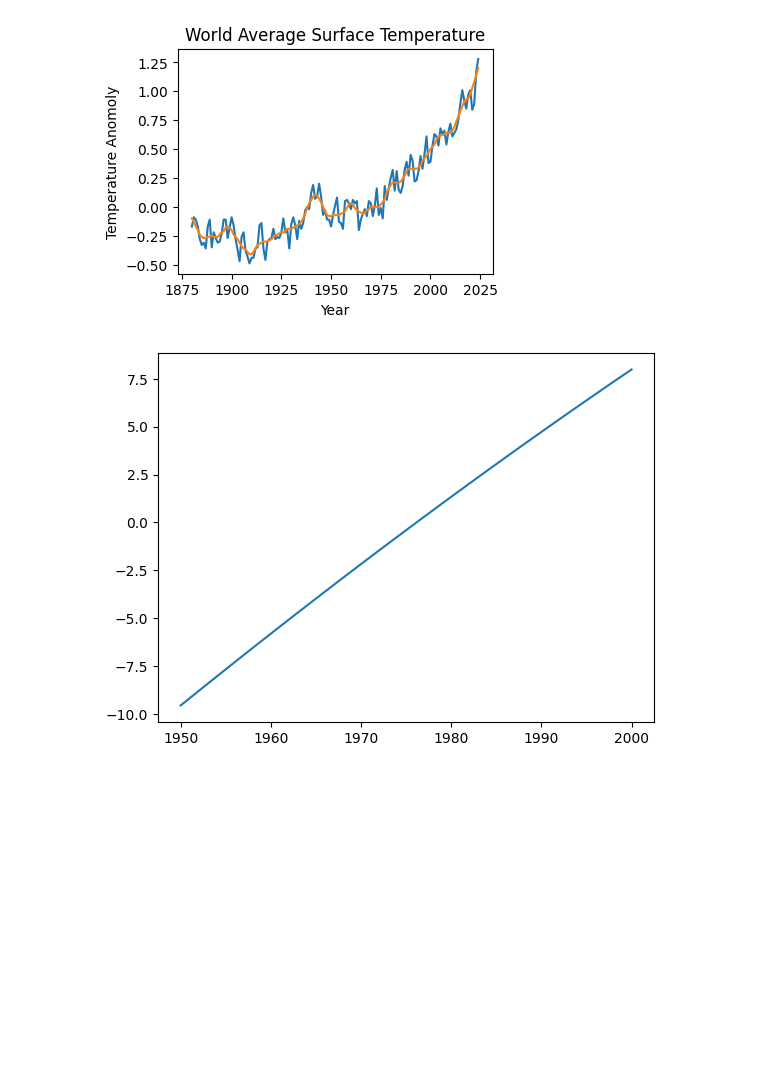
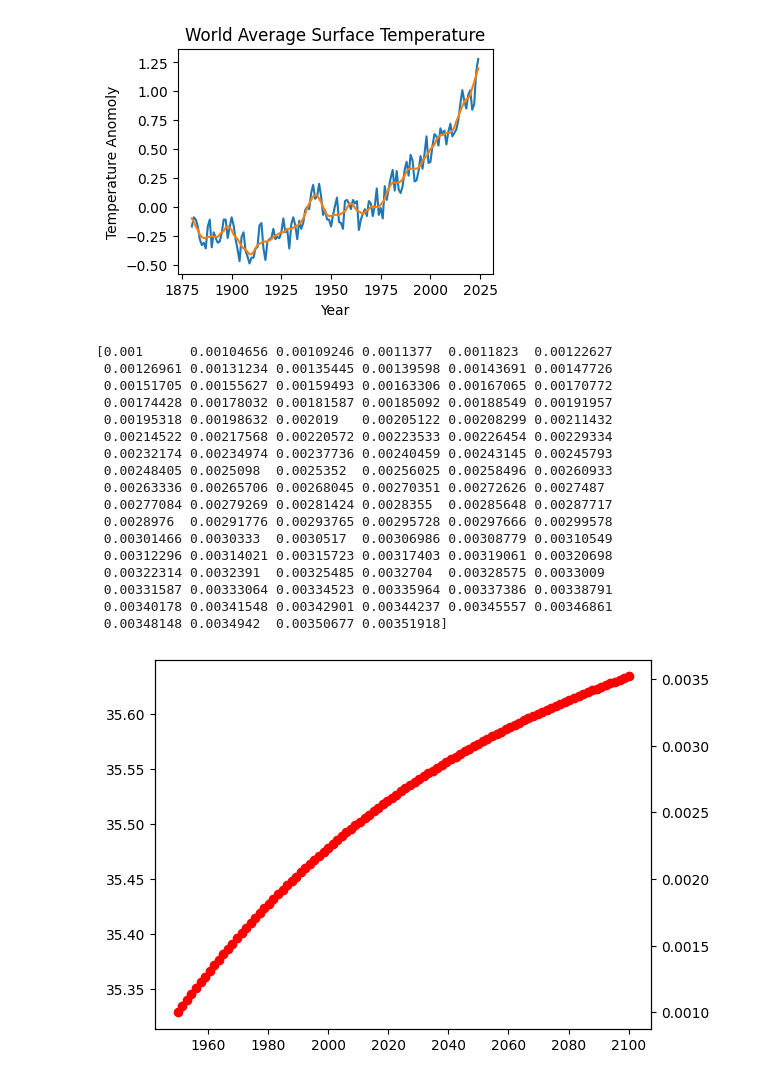
Before and after one commit to Sez26/MMSD, a Jupyter notebook: Question2/TipPoint_00.ipynb, the cells around one changed output. Saved outputs shown, nothing was run; the diff lists cells and outputs as text; code cells hidden in the pictures; blank space fills up the shorter version.

```diff
--- a/Question2/TipPoint_00.ipynb
+++ b/Question2/TipPoint_00.ipynb
@@ -15,23 +15,6 @@ Modelling the interplay between global temperatures and albedo affect to predict
 import numpy as np
 import matplotlib.pyplot as plt
 from scipy.integrate import solve_ivp
-# %%
-# lets get some shit down
-
-h = 3000        # height of ice sheeet (m)
-P = 4           # precipitation rate (m/yr)
-r = 1           # rate of melting (m/yr)
-T_0 = 270       # pre-industrial surface temp (K)
-d_T = 0         # change in temperature from global warming (function of t)
-h_f = 0         # characteristic length, altitude above whcih the ice won't melt
-F = 1           # rate of flow of ice sheet into the sea
-
-# rate of change of height of ice sheet
-def f(h, P, r, T_0, d_T, h_f, F):
-    dh_dt = P - (r*(T_0+d_T))/(h+h_f)-(F*h)
-    if h <= 0 and dh_dt < 0:
-        dh_dt = 0
-    return dh_dt
 # %%
 with open("temperature.txt", "r") as file:
     lines = file.readlines()  # Read all lines into a list
@@ -60,51 +43,73 @@ plt.show()
 # %%
 # we also want how betastar changes with time
 # assuming emissions increase linearly
-gamma = 0.01           # rate of linear emissions (to be calibrated)
+gamma = 0.001           # rate of linear emissions (to be calibrated)
 def get_E(t, gamma):
     E_1950 = 5.2e9      # CO2 emissions in 1950 (tonnes)
     E = gamma*(t-1950)+E_1950
     return E
 
-t = np.linspace(1950, 2000, 100)
+start_year = 1950
+end_year = 2100
+t = np.linspace(start_year, end_year, 100)
 # E_arr = np.array([])
 E_arr = get_E(t, gamma)
 
 ## need to check that this is ok to remain as annual emissions rather than cumulative CO2 levels
 
 # how emissions relate to CO2 air density
 def drho_dt(E, rho):
-    kappa = 0.05            # coefficient (to be calibrated)
+    kappa = 0.005           # coefficient (to be calibrated)
     t_CO2 = 100             # life span of CO2 in atmosphere (years)
     rho_1950 = 315          # technically 1959 (ppm)
     return kappa*E - (1/t_CO2)*(rho-rho_1950)
 
-rho_0 = 316             # initial condition
+rho_0 = 315             # initial condition
 # integrate to find the CO2 air density at current emissions level (for the year)
-rho = solve_ivp(drho_dt, [1950, 2000], [rho_0], t_eval=t)
+rho = solve_ivp(drho_dt, [start_year, end_year], [rho_0], t_eval=t)
 # print(rho)
 
 # how CO2 air density relates to betastar
-G = (1/315)*0.01               # proportionality constant (to be calibrated)
+G = (1/315)*0.001               # proportionality constant (to be calibrated)
 # calibration philosophy: they be smol (<0.1)
 betastar = G*rho.y[0]          # array of man-made greenhouse effect values
 
-# print(betastar)
+print(betastar)
 
 def T(betastar, T_0):
     alpha = 0.3         # albedo effect
     beta = 0.4          # greenhouse effect
     sigma = 5.67e-8     # Stefan-Boltzmann constant
     R_in = 340          # incoming solar energy (W/m^2)
-    d_T = T_0 - ((1-alpha)*R_in / (1-(beta+betastar))/sigma)**0.25
+    d_T = (((1-alpha)*R_in) / ((1-(beta+betastar))*sigma))**0.25 - T_0
     return d_T
 
 
-T_0 = 300               # initial condition
+T_0 = 273-19               # initial condition
 d_T_arr = T(betastar, T_0)
 # print(d_T_arr)
 
-plt.plot(t,d_T_arr)
+fig, ax1 = plt.subplots()
+ax2 = ax1.twinx()
+ax1.plot(t,d_T_arr)
+ax2.plot(t,betastar, "ro-")
 plt.show()
 # %% [output]
+[0.001      0.00104656 0.00109246 0.0011377  0.0011823  0.00122627
+ 0.00126961 0.00131234 0.00135445 0.00139598 0.00143691 0.00147726
+ 0.00151705 0.00155627 0.00159493 0.00163306 0.00167065 0.00170772
+ 0.00174428 0.00178032 0.00181587 0.00185092 0.00188549 0.00191957
+ 0.00195318 0.00198632 0.002019   0.00205122 0.00208299 0.00211432
+ 0.00214522 0.00217568 0.00220572 0.00223533 0.00226454 0.00229334
+ 0.00232174 0.00234974 0.00237736 0.00240459 0.00243145 0.00245793
+ 0.00248405 0.0025098  0.0025352  0.00256025 0.00258496 0.00260933
+ 0.00263336 0.00265706 0.00268045 0.00270351 0.00272626 0.0027487
+ 0.00277084 0.00279269 0.00281424 0.0028355  0.00285648 0.00287717
+ 0.0028976  0.00291776 0.00293765 0.00295728 0.00297666 0.00299578
+ 0.00301466 0.0030333  0.0030517  0.00306986 0.00308779 0.00310549
+ 0.00312296 0.00314021 0.00315723 0.00317403 0.00319061 0.00320698
+ 0.00322314 0.0032391  0.00325485 0.0032704  0.00328575 0.0033009
+ 0.00331587 0.00333064 0.00334523 0.00335964 0.00337386 0.00338791
+ 0.00340178 0.00341548 0.00342901 0.00344237 0.00345557 0.00346861
+ 0.00348148 0.0034942  0.00350677 0.00351918]
-[figure, old version]
+[figure, new version]
```
Also changed, not shown: parts of 1 cell of this notebook.
